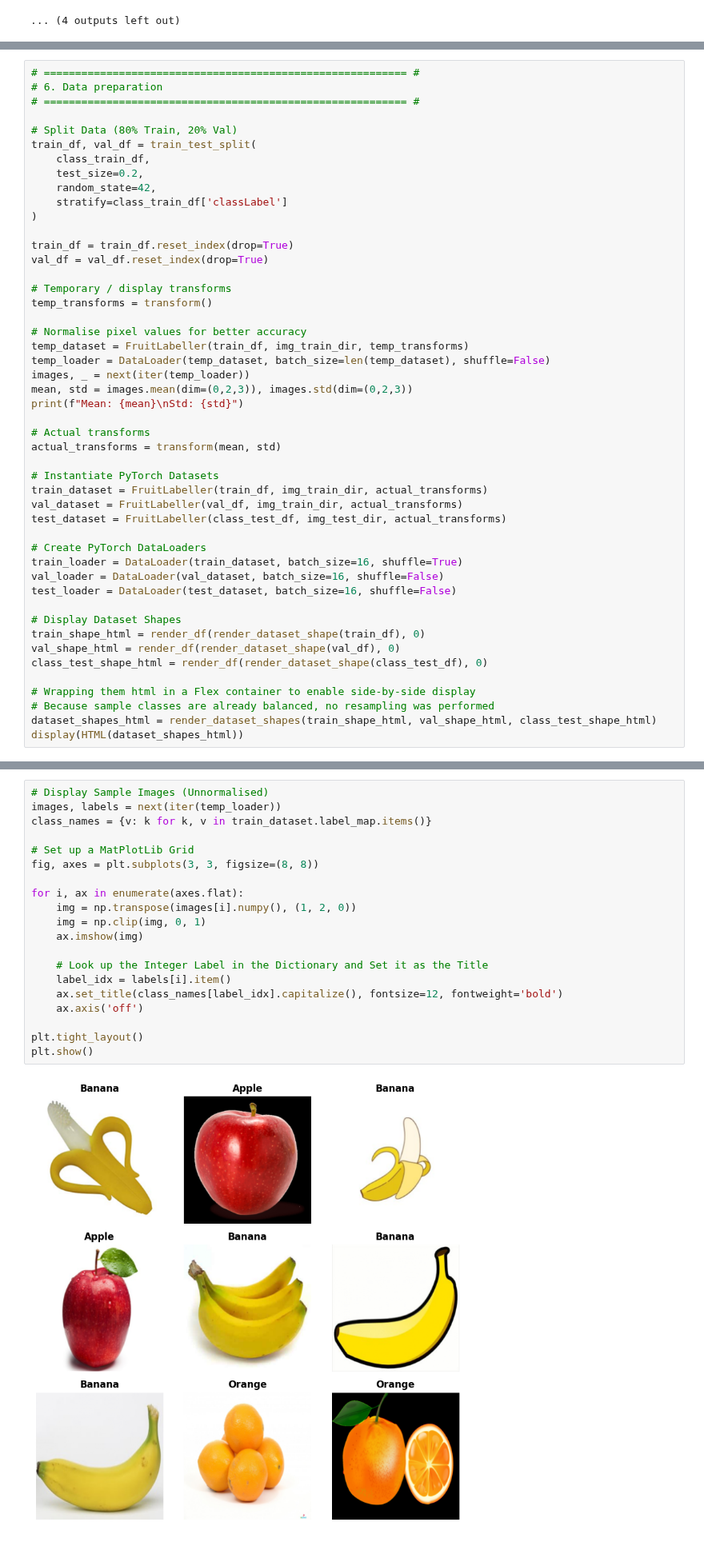
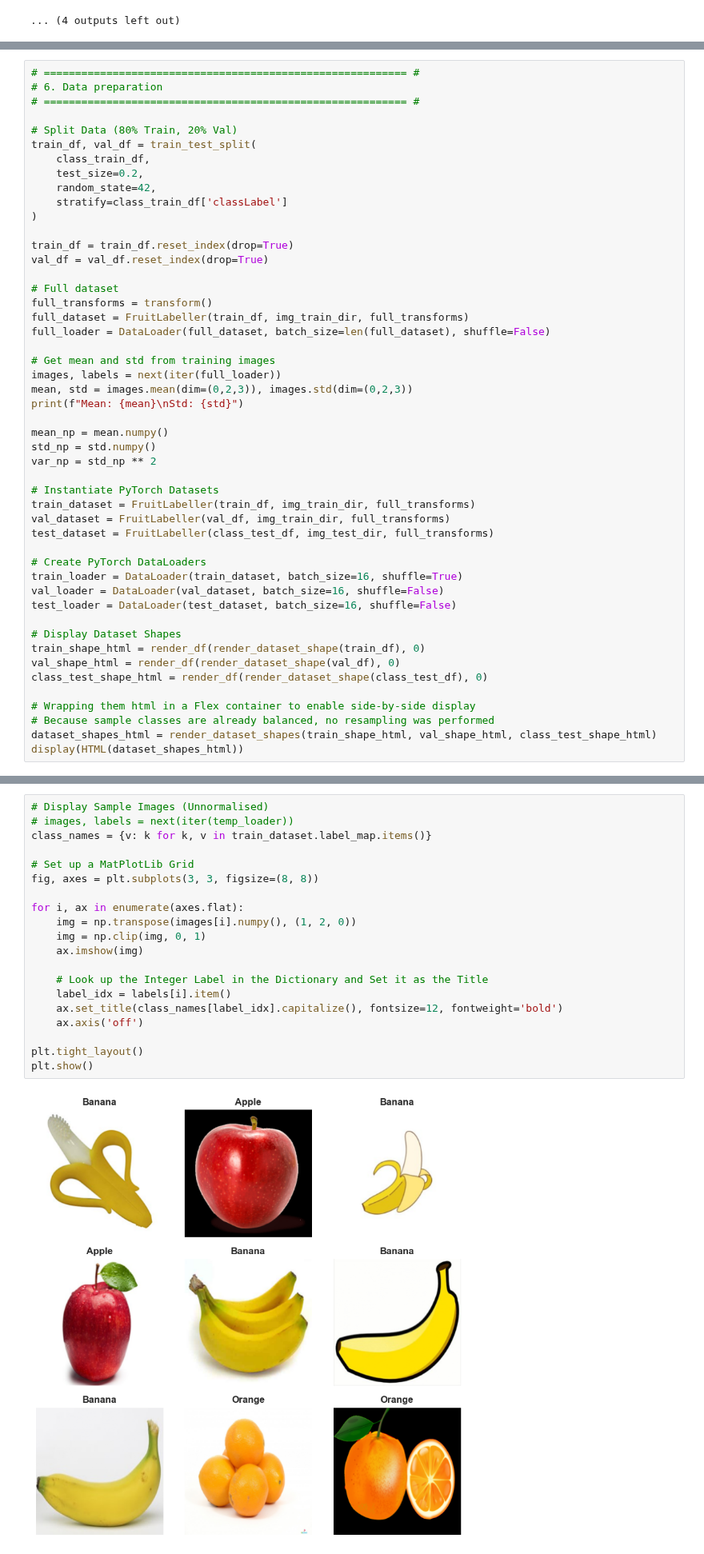
Before and after one commit to Codemelia/ml_ca, a Jupyter notebook: src/g3/g3_cnn_fruit_classifier_v1.0.ipynb, the cells around one changed output, grey strips where cells are left out. Shown at 80% size. Drawn from its saved outputs; the diff is of its cells as text.

```diff
--- a/src/g3/g3_cnn_fruit_classifier_v1.0.ipynb
+++ b/src/g3/g3_cnn_fruit_classifier_v1.0.ipynb
@@ -547,23 +545,24 @@ train_df, val_df = train_test_split(
 train_df = train_df.reset_index(drop=True)
 val_df = val_df.reset_index(drop=True)
 
-# Temporary / display transforms
-temp_transforms = transform()
+# Full dataset
+full_transforms = transform()
+full_dataset = FruitLabeller(train_df, img_train_dir, full_transforms)
+full_loader = DataLoader(full_dataset, batch_size=len(full_dataset), shuffle=False)
 
-# Normalise pixel values for better accuracy
-temp_dataset = FruitLabeller(train_df, img_train_dir, temp_transforms)
-temp_loader = DataLoader(temp_dataset, batch_size=len(temp_dataset), shuffle=False)
-images, _ = next(iter(temp_loader))
+# Get mean and std from training images
+images, labels = next(iter(full_loader))
 mean, std = images.mean(dim=(0,2,3)), images.std(dim=(0,2,3))
 print(f"Mean: {mean}\nStd: {std}")
 
-# Actual transforms
-actual_transforms = transform(mean, std)
+mean_np = mean.numpy()
+std_np = std.numpy()
+var_np = std_np ** 2
 
 # Instantiate PyTorch Datasets
-train_dataset = FruitLabeller(train_df, img_train_dir, actual_transforms)
-val_dataset = FruitLabeller(val_df, img_train_dir, actual_transforms)
-test_dataset = FruitLabeller(class_test_df, img_test_dir, actual_transforms)
+train_dataset = FruitLabeller(train_df, img_train_dir, full_transforms)
+val_dataset = FruitLabeller(val_df, img_train_dir, full_transforms)
+test_dataset = FruitLabeller(class_test_df, img_test_dir, full_transforms)
 
 # Create PyTorch DataLoaders
 train_loader = DataLoader(train_dataset, batch_size=16, shuffle=True)
@@ -602,24 +601,24 @@ Dataset Shape
 | 2 | orange | 18 |
 # %%
 # Display Sample Images (Unnormalised)
-images, labels = next(iter(temp_loader))
+# images, labels = next(iter(temp_loader))
 class_names = {v: k for k, v in train_dataset.label_map.items()}
 
 # Set up a MatPlotLib Grid
 fig, axes = plt.subplots(3, 3, figsize=(8, 8))
 
 for i, ax in enumerate(axes.flat):
     img = np.transpose(images[i].numpy(), (1, 2, 0))
     img = np.clip(img, 0, 1)
     ax.imshow(img)
 
     # Look up the Integer Label in the Dictionary and Set it as the Title
     label_idx = labels[i].item()
     ax.set_title(class_names[label_idx].capitalize(), fontsize=12, fontweight='bold')
     ax.axis('off')
 
 plt.tight_layout()
 plt.show()
 # %% [output]
-[figure, old version]
+[figure, new version]
 # %% [markdown]
```
Also changed, not shown: parts of 32 cells of this notebook, 17 other files.
